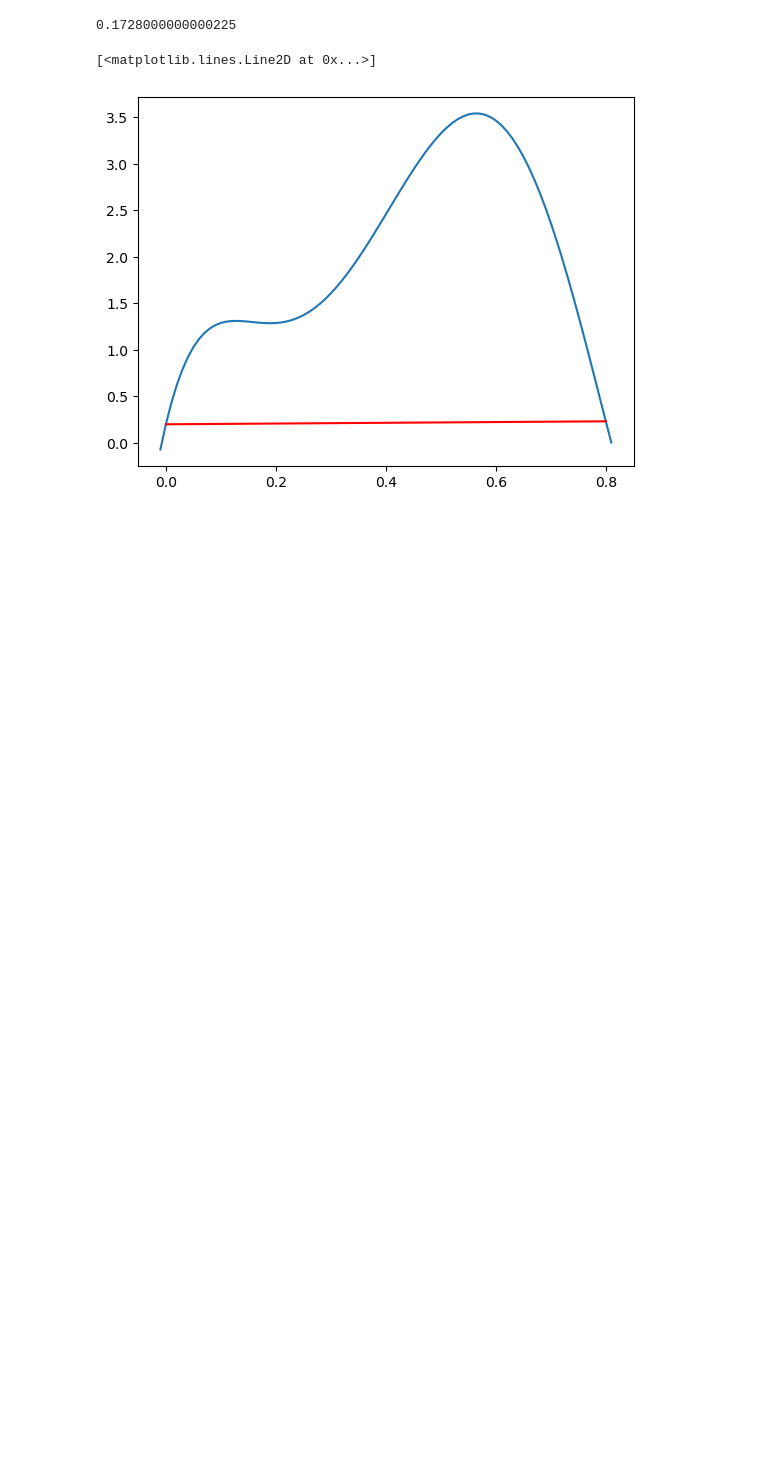
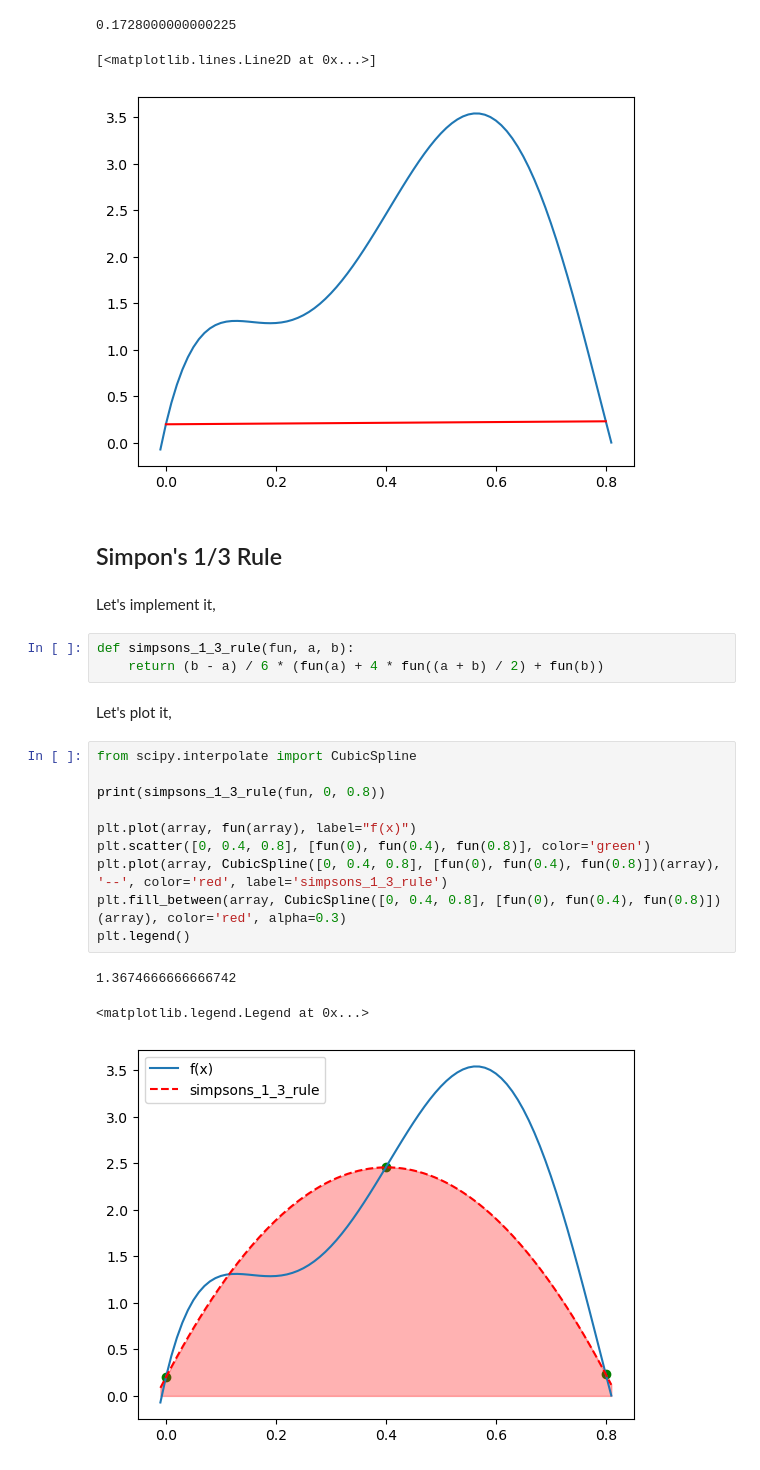
Before and after one commit to SharafatKarim/python-notebook, a Jupyter notebook: 02 - numerical methods/08 - integrals.ipynb, the cells around one changed output. Cells and saved outputs as stored; diff of their text form; blank space fills up the shorter version.

Commit message:
simpsons added

```diff
--- a/02 - numerical methods/08 - integrals.ipynb
+++ b/02 - numerical methods/08 - integrals.ipynb
@@ -37,3 +37,26 @@ plt.plot([0, 0.8], [fun(0), fun(0.8)], color='red')
 0.1728000000000225
 [<matplotlib.lines.Line2D at 0x...>]
 [figure]
+# %% [markdown]
+## Simpon's 1/3 Rule
+# %% [markdown]
+Let's implement it,
+# %%
+def simpsons_1_3_rule(fun, a, b):
+    return (b - a) / 6 * (fun(a) + 4 * fun((a + b) / 2) + fun(b))
+# %% [markdown]
+Let's plot it,
+# %%
+from scipy.interpolate import CubicSpline
+
+print(simpsons_1_3_rule(fun, 0, 0.8))
+
+plt.plot(array, fun(array), label="f(x)")
+plt.scatter([0, 0.4, 0.8], [fun(0), fun(0.4), fun(0.8)], color='green')
+plt.plot(array, CubicSpline([0, 0.4, 0.8], [fun(0), fun(0.4), fun(0.8)])(array), '--', color='red', label='simpsons_1_3_rule')
+plt.fill_between(array, CubicSpline([0, 0.4, 0.8], [fun(0), fun(0.4), fun(0.8)])(array), color='red', alpha=0.3)
+plt.legend()
+# %% [output]
+1.3674666666666742
+<matplotlib.legend.Legend at 0x...>
+[figure, added]
```
Also changed, not shown: parts of 6 cells of this notebook.
